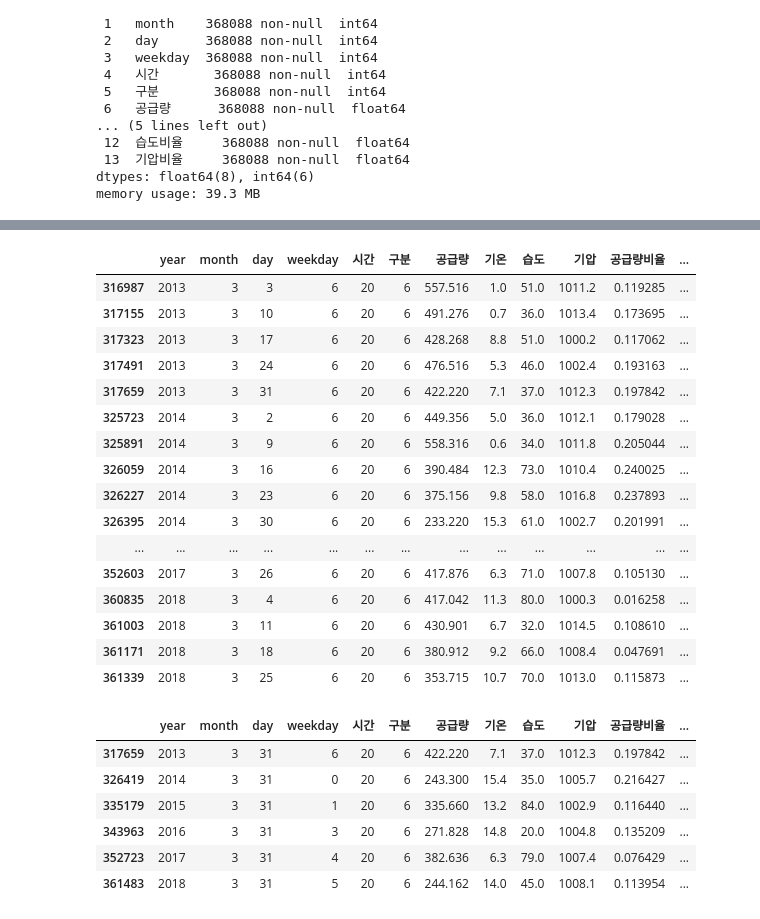
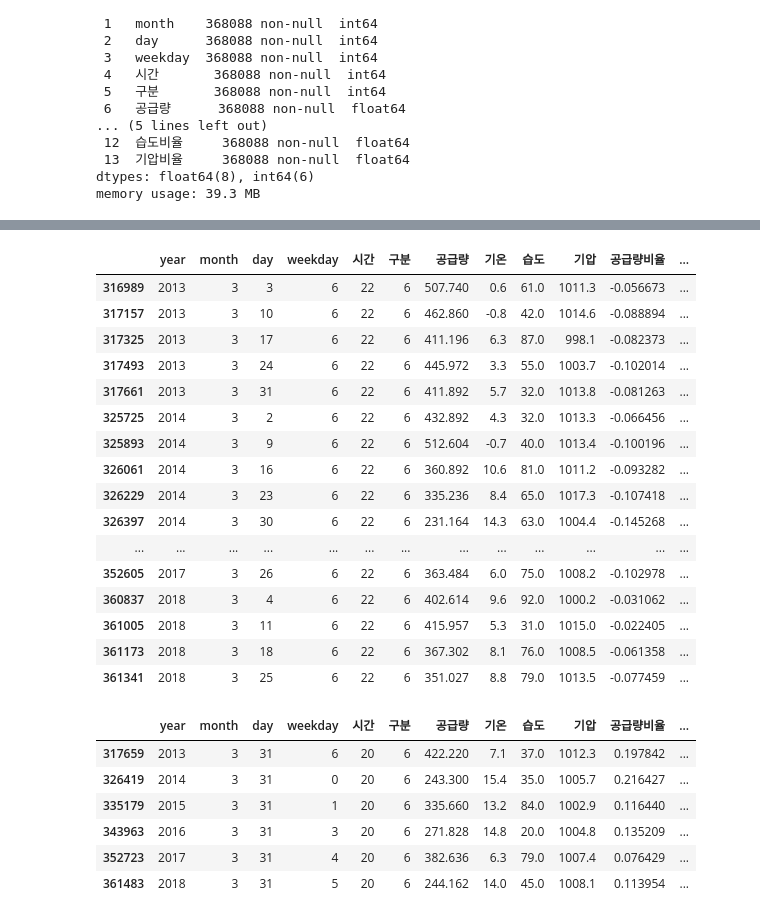
Before and after one commit to kbjung/LikeLion_13th_DataCourse, a Jupyter notebook: TP02/07_결과_출력/07-05_결과_출력(pycaret)_ver1.6(2021.12.02).ipynb, the cells around one changed output, grey strips where cells are left out. Cells and saved outputs as stored; diff of their text form; code cells hidden in the pictures.

```diff
--- a/TP02/07_결과_출력/07-05_결과_출력(pycaret)_ver1.6(2021.12.02).ipynb
+++ b/TP02/07_결과_출력/07-05_결과_출력(pycaret)_ver1.6(2021.12.02).ipynb
@@ -544,23 +545,23 @@ test2019[(test2019['month']==3) & (test2019['day']==31) & (test2019['구분'] ==
 # %%
-total[(total['month']==3) & (total['weekday']==6) & (total['구분'] == 6) & (total['시간'] == 20)]
+total[(total['month']==3) & (total['weekday']==6) & (total['구분'] == 6) & (total['시간'] == 22)]
 # %% [output]
 |  | year | month | day | weekday | 시간 | 구분 | 공급량 | 기온 | 습도 | 기압 | 공급량비율 | ... |
-| 316987 | 2013 | 3 | 3 | 6 | 20 | 6 | 557.516 | 1.0 | 51.0 | 1011.2 | 0.119285 | ... |
-| 317155 | 2013 | 3 | 10 | 6 | 20 | 6 | 491.276 | 0.7 | 36.0 | 1013.4 | 0.173695 | ... |
-| 317323 | 2013 | 3 | 17 | 6 | 20 | 6 | 428.268 | 8.8 | 51.0 | 1000.2 | 0.117062 | ... |
-| 317491 | 2013 | 3 | 24 | 6 | 20 | 6 | 476.516 | 5.3 | 46.0 | 1002.4 | 0.193163 | ... |
-| 317659 | 2013 | 3 | 31 | 6 | 20 | 6 | 422.220 | 7.1 | 37.0 | 1012.3 | 0.197842 | ... |
-| 325723 | 2014 | 3 | 2 | 6 | 20 | 6 | 449.356 | 5.0 | 36.0 | 1012.1 | 0.179028 | ... |
-| 325891 | 2014 | 3 | 9 | 6 | 20 | 6 | 558.316 | 0.6 | 34.0 | 1011.8 | 0.205044 | ... |
-| 326059 | 2014 | 3 | 16 | 6 | 20 | 6 | 390.484 | 12.3 | 73.0 | 1010.4 | 0.240025 | ... |
-| 326227 | 2014 | 3 | 23 | 6 | 20 | 6 | 375.156 | 9.8 | 58.0 | 1016.8 | 0.237893 | ... |
-| 326395 | 2014 | 3 | 30 | 6 | 20 | 6 | 233.220 | 15.3 | 61.0 | 1002.7 | 0.201991 | ... |
+| 316989 | 2013 | 3 | 3 | 6 | 22 | 6 | 507.740 | 0.6 | 61.0 | 1011.3 | -0.056673 | ... |
+| 317157 | 2013 | 3 | 10 | 6 | 22 | 6 | 462.860 | -0.8 | 42.0 | 1014.6 | -0.088894 | ... |
+| 317325 | 2013 | 3 | 17 | 6 | 22 | 6 | 411.196 | 6.3 | 87.0 | 998.1 | -0.082373 | ... |
+| 317493 | 2013 | 3 | 24 | 6 | 22 | 6 | 445.972 | 3.3 | 55.0 | 1003.7 | -0.102014 | ... |
+| 317661 | 2013 | 3 | 31 | 6 | 22 | 6 | 411.892 | 5.7 | 32.0 | 1013.8 | -0.081263 | ... |
+| 325725 | 2014 | 3 | 2 | 6 | 22 | 6 | 432.892 | 4.3 | 32.0 | 1013.3 | -0.066456 | ... |
+| 325893 | 2014 | 3 | 9 | 6 | 22 | 6 | 512.604 | -0.7 | 40.0 | 1013.4 | -0.100196 | ... |
+| 326061 | 2014 | 3 | 16 | 6 | 22 | 6 | 360.892 | 10.6 | 81.0 | 1011.2 | -0.093282 | ... |
+| 326229 | 2014 | 3 | 23 | 6 | 22 | 6 | 335.236 | 8.4 | 65.0 | 1017.3 | -0.107418 | ... |
+| 326397 | 2014 | 3 | 30 | 6 | 22 | 6 | 231.164 | 14.3 | 63.0 | 1004.4 | -0.145268 | ... |
 | ... | ... | ... | ... | ... | ... | ... | ... | ... | ... | ... | ... | ... |
-| 352603 | 2017 | 3 | 26 | 6 | 20 | 6 | 417.876 | 6.3 | 71.0 | 1007.8 | 0.105130 | ... |
-| 360835 | 2018 | 3 | 4 | 6 | 20 | 6 | 417.042 | 11.3 | 80.0 | 1000.3 | 0.016258 | ... |
-| 361003 | 2018 | 3 | 11 | 6 | 20 | 6 | 430.901 | 6.7 | 32.0 | 1014.5 | 0.108610 | ... |
-| 361171 | 2018 | 3 | 18 | 6 | 20 | 6 | 380.912 | 9.2 | 66.0 | 1008.4 | 0.047691 | ... |
-| 361339 | 2018 | 3 | 25 | 6 | 20 | 6 | 353.715 | 10.7 | 70.0 | 1013.0 | 0.115873 | ... |
+| 352605 | 2017 | 3 | 26 | 6 | 22 | 6 | 363.484 | 6.0 | 75.0 | 1008.2 | -0.102978 | ... |
+| 360837 | 2018 | 3 | 4 | 6 | 22 | 6 | 402.614 | 9.6 | 92.0 | 1000.2 | -0.031062 | ... |
+| 361005 | 2018 | 3 | 11 | 6 | 22 | 6 | 415.957 | 5.3 | 31.0 | 1015.0 | -0.022405 | ... |
+| 361173 | 2018 | 3 | 18 | 6 | 22 | 6 | 367.302 | 8.1 | 76.0 | 1008.5 | -0.061358 | ... |
+| 361341 | 2018 | 3 | 25 | 6 | 22 | 6 | 351.027 | 8.8 | 79.0 | 1013.5 | -0.077459 | ... |
 # %%
 total[(total['month']==3) & (total['day']==31) & (total['구분'] == 6) & (total['시간'] == 20)]
 # %% [output]
```
Also changed, not shown: parts of 24 cells of this notebook, 21 other files.
